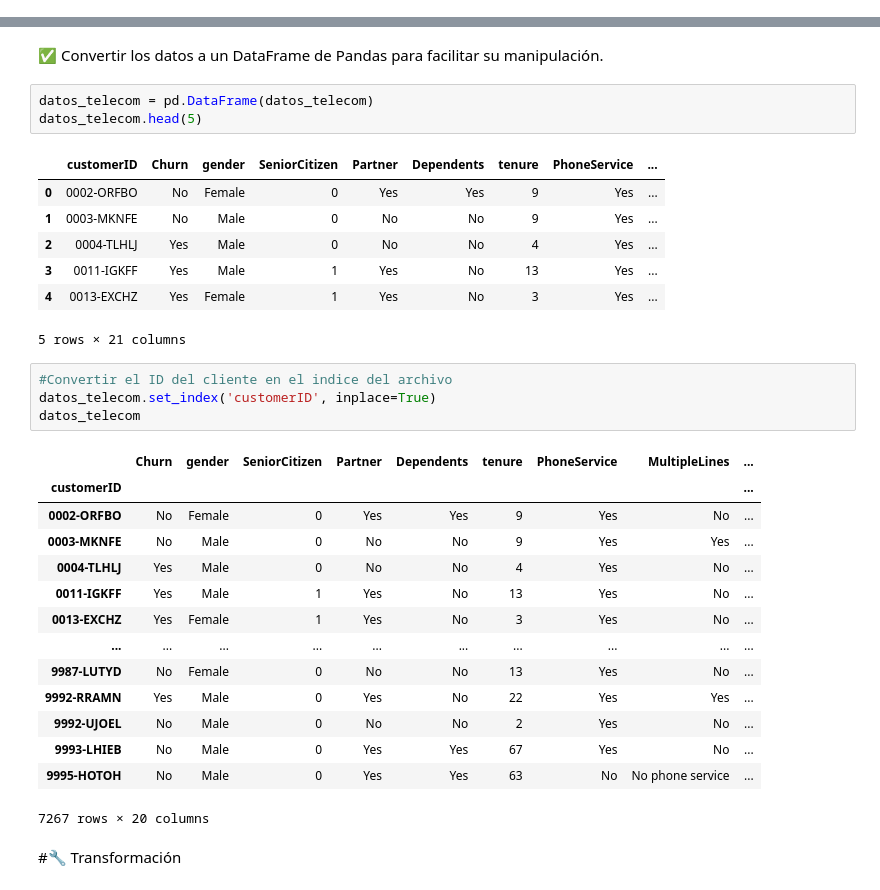
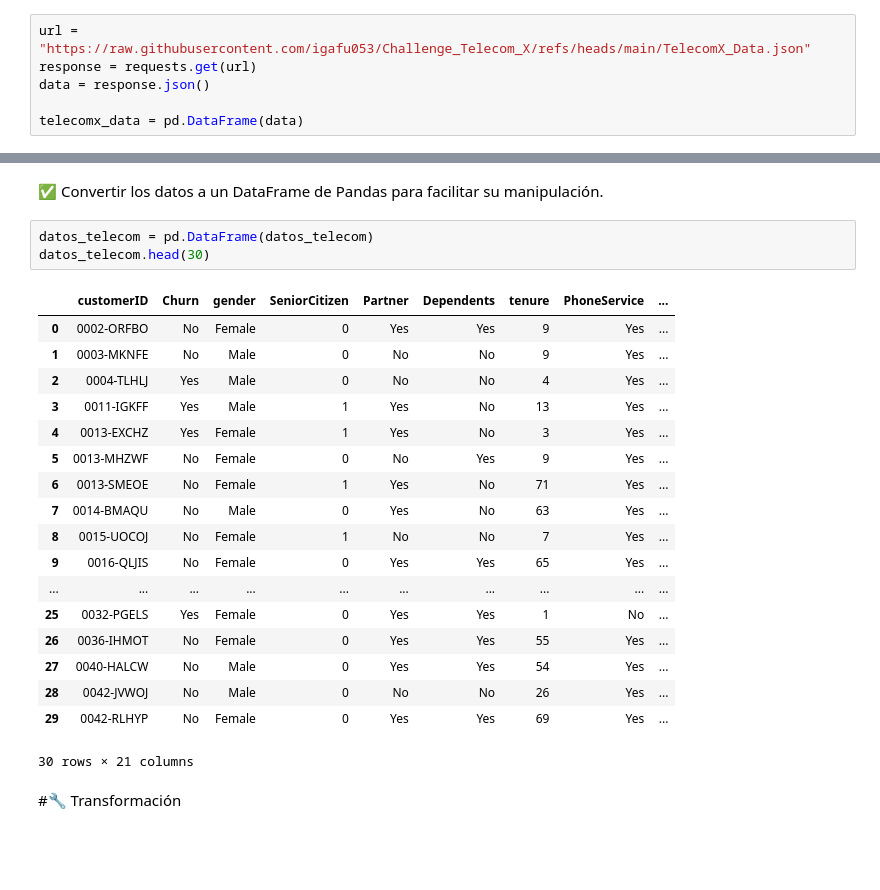
Before and after one commit to igafu053/Challenge_Telecom_X, a Jupyter notebook: TelecomX_LATAM.ipynb, the cells around one changed output, grey strips where cells are left out. Cells and saved outputs as stored; diff of their text form; blank space fills up the shorter version.

Commit message:
Subiendo segunda actualización archivo del proyecto telecomx (correcciones primera etapa)

```diff
--- a/TelecomX_LATAM.ipynb
+++ b/TelecomX_LATAM.ipynb
@@ -21,0 +13,6 @@ telecomx_data.head(5)
+# %%
+url = "https://raw.githubusercontent.com/igafu053/Challenge_Telecom_X/refs/heads/main/TelecomX_Data.json"
+response = requests.get(url)
+data = response.json()
+
+telecomx_data = pd.DataFrame(data)
@@ -71,34 +128,26 @@ columnas
 ✅ Convertir los datos a un DataFrame de Pandas para facilitar su manipulación.
 # %%
 datos_telecom = pd.DataFrame(datos_telecom)
-datos_telecom.head(5)
+datos_telecom.head(30)
 # %% [output]
 |  | customerID | Churn | gender | SeniorCitizen | Partner | Dependents | tenure | PhoneService | ... |
 | 0 | 0002-ORFBO | No | Female | 0 | Yes | Yes | 9 | Yes | ... |
 | 1 | 0003-MKNFE | No | Male | 0 | No | No | 9 | Yes | ... |
 | 2 | 0004-TLHLJ | Yes | Male | 0 | No | No | 4 | Yes | ... |
 | 3 | 0011-IGKFF | Yes | Male | 1 | Yes | No | 13 | Yes | ... |
 | 4 | 0013-EXCHZ | Yes | Female | 1 | Yes | No | 3 | Yes | ... |
+| 5 | 0013-MHZWF | No | Female | 0 | No | Yes | 9 | Yes | ... |
+| 6 | 0013-SMEOE | No | Female | 1 | Yes | No | 71 | Yes | ... |
+| 7 | 0014-BMAQU | No | Male | 0 | Yes | No | 63 | Yes | ... |
+| 8 | 0015-UOCOJ | No | Female | 1 | No | No | 7 | Yes | ... |
+| 9 | 0016-QLJIS | No | Female | 0 | Yes | Yes | 65 | Yes | ... |
+| ... | ... | ... | ... | ... | ... | ... | ... | ... | ... |
+| 25 | 0032-PGELS | Yes | Female | 0 | Yes | Yes | 1 | No | ... |
+| 26 | 0036-IHMOT | No | Female | 0 | Yes | Yes | 55 | Yes | ... |
+| 27 | 0040-HALCW | No | Male | 0 | Yes | Yes | 54 | Yes | ... |
+| 28 | 0042-JVWOJ | No | Male | 0 | No | No | 26 | Yes | ... |
+| 29 | 0042-RLHYP | No | Female | 0 | Yes | Yes | 69 | Yes | ... |
-5 rows × 21 columns
+30 rows × 21 columns
-# %%
-#Convertir el ID del cliente en el indice del archivo
-datos_telecom.set_index('customerID', inplace=True)
-datos_telecom
-# %% [output]
-|  | Churn | gender | SeniorCitizen | Partner | Dependents | tenure | PhoneService | MultipleLines | ... |
-| customerID |  |  |  |  |  |  |  |  | ... |
-| 0002-ORFBO | No | Female | 0 | Yes | Yes | 9 | Yes | No | ... |
-| 0003-MKNFE | No | Male | 0 | No | No | 9 | Yes | Yes | ... |
-| 0004-TLHLJ | Yes | Male | 0 | No | No | 4 | Yes | No | ... |
-| 0011-IGKFF | Yes | Male | 1 | Yes | No | 13 | Yes | No | ... |
-| 0013-EXCHZ | Yes | Female | 1 | Yes | No | 3 | Yes | No | ... |
-| ... | ... | ... | ... | ... | ... | ... | ... | ... | ... |
-| 9987-LUTYD | No | Female | 0 | No | No | 13 | Yes | No | ... |
-| 9992-RRAMN | Yes | Male | 0 | Yes | No | 22 | Yes | Yes | ... |
-| 9992-UJOEL | No | Male | 0 | No | No | 2 | Yes | No | ... |
-| 9993-LHIEB | No | Male | 0 | Yes | Yes | 67 | Yes | No | ... |
-| 9995-HOTOH | No | Male | 0 | Yes | Yes | 63 | No | No phone service | ... |
-7267 rows × 20 columns
 # %% [markdown]
 #🔧 Transformación
 # %% [markdown]
```
Also changed, not shown: parts of 16 cells of this notebook.
